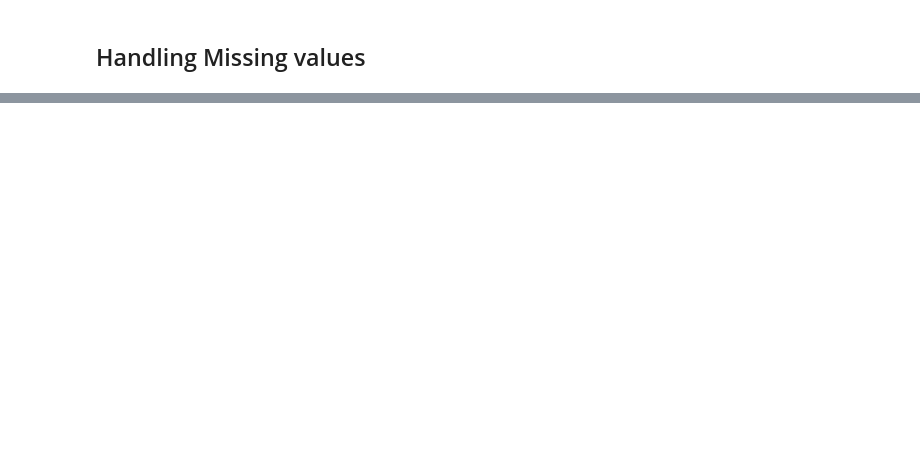
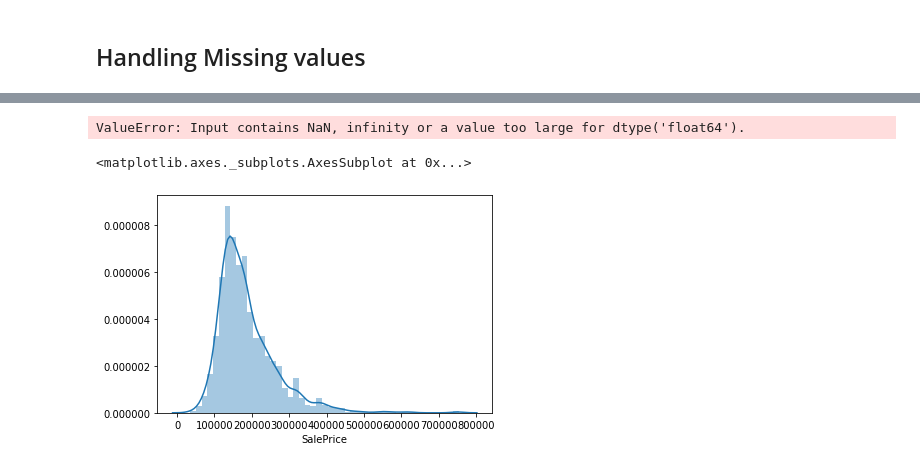
Before and after one commit to gangwarv/house-prices-advanced-regression-techniques, a Jupyter notebook: adv-house-price-model.ipynb, the cells around one changed output, grey strips where cells are left out. Cells and saved outputs as stored; diff of their text form; code cells hidden in the pictures; blank space fills up the shorter version.

```diff
--- a/adv-house-price-model.ipynb
+++ b/adv-house-price-model.ipynb
@@ -58,8 +65,0 @@ df_col_mv = df_col_mv[df_col_mv['missing_values'] != 0]
-# %%
-data_no_mv = data;
-
-for feature in df_col_mv.columns:
-    mv_per = df_col_mv[df_col_mv['Features'] == feature]['missing_values_%'].values[0]
-    print(feature+ ' = '+mv_per+'%')
-#     if mv_per > 6:
-#         print('d')
@@ -91,0 +66,25 @@ array([0, 1, 2])
+# %%
+data_no_mv = raw_data.copy()
+
+# features to remove - if missing values greater than than 47%
+features_to_remove = [f[0] for f in features_mv.values if f[2] > 47]
+
+data_no_mv = data_no_mv.drop(features_to_remove, axis=1)
+# data_no_mv = data_no_mv[data_no_mv['SalePrice'] < data_no_mv['SalePrice'].quantile(.99)]
+print(data_no_mv.shape[0],data_no_mv.shape[1], 'after removing features')
+
+# observations to remove  - if missing values less than than 5%
+
+for feature_row in features_mv[features_mv['missing_values_%'] < 6].values:
+    feature = feature_row[0]
+    data_no_mv[feature].fillna('_____', inplace=True)
+    data_no_mv = data_no_mv[data_no_mv[feature] != '_____']
+
+print(data_no_mv.shape[0], data_no_mv.shape[1], 'after removing observations')
+
+# fill missing value with median for ['LotFrontage'] because it has 17% missing values
+data_no_mv['LotFrontage'].fillna(data_no_mv['LotFrontage'].median(), inplace=True)
+
+# data_no_mv.isnull().sum()
+# 1460 76 after removing features
+# 1338 76 after removing observations
@@ -91,0 +164,23 @@ array([0, 1, 2])
+# %%
+from sklearn.preprocessing import StandardScaler
+scaler = StandardScaler()
+scaler.fit(x)
+
+x_s = scaler.transform(x)
+
+X_train, X_test, y_train, y_test = train_test_split(x,y,test_size=.3)
+regr = LinearRegression()
+regr.fit(X_train, y_train)
+y_hat = regr.predict(X_test) #0.4752492885587172
+
+plt.scatter(y_test,y_hat)
+plt.show
+regr.score(X_test, y_test) #0.8203580307572613
+# %% [output]
+ValueError: Input contains NaN, infinity or a value too large for dtype('float64').
+# %%
+
+sns.distplot(data_no_mv['SalePrice'])
+# %% [output]
+<matplotlib.axes._subplots.AxesSubplot at 0x...>
+[figure, added]
```
Also changed, not shown: parts of 16 cells of this notebook.
